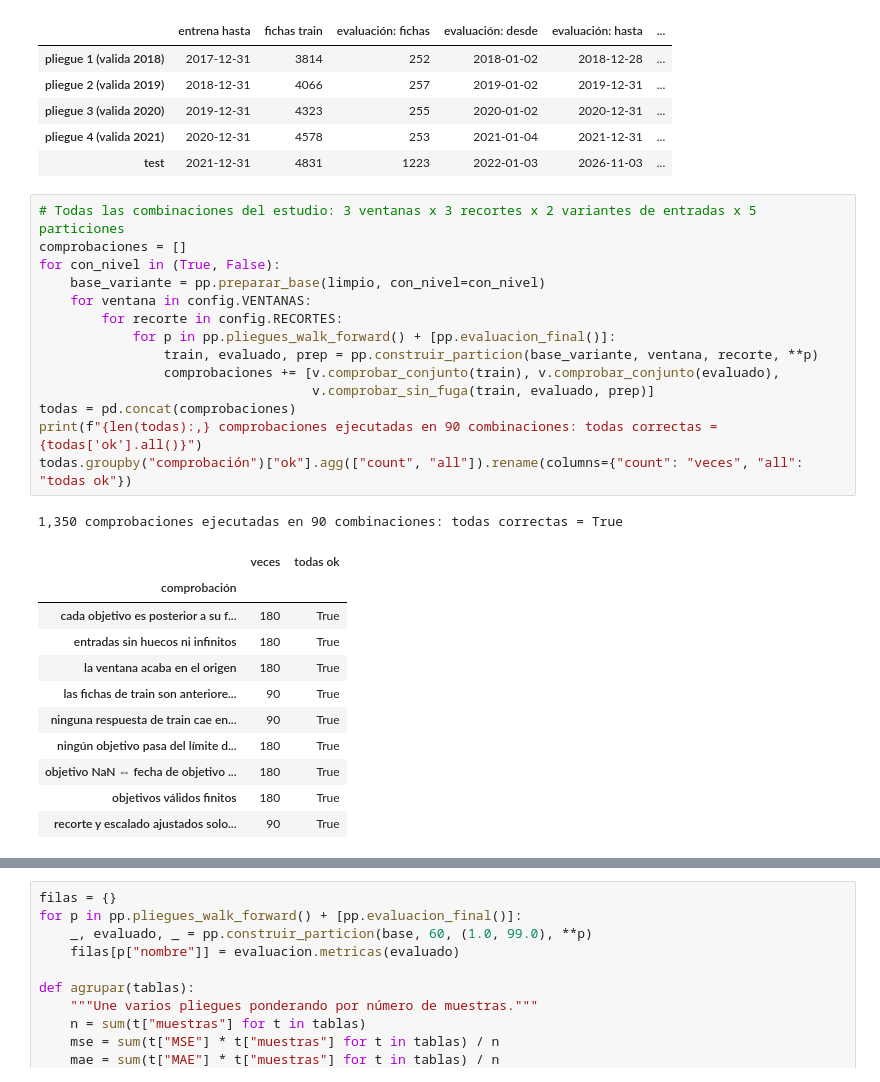
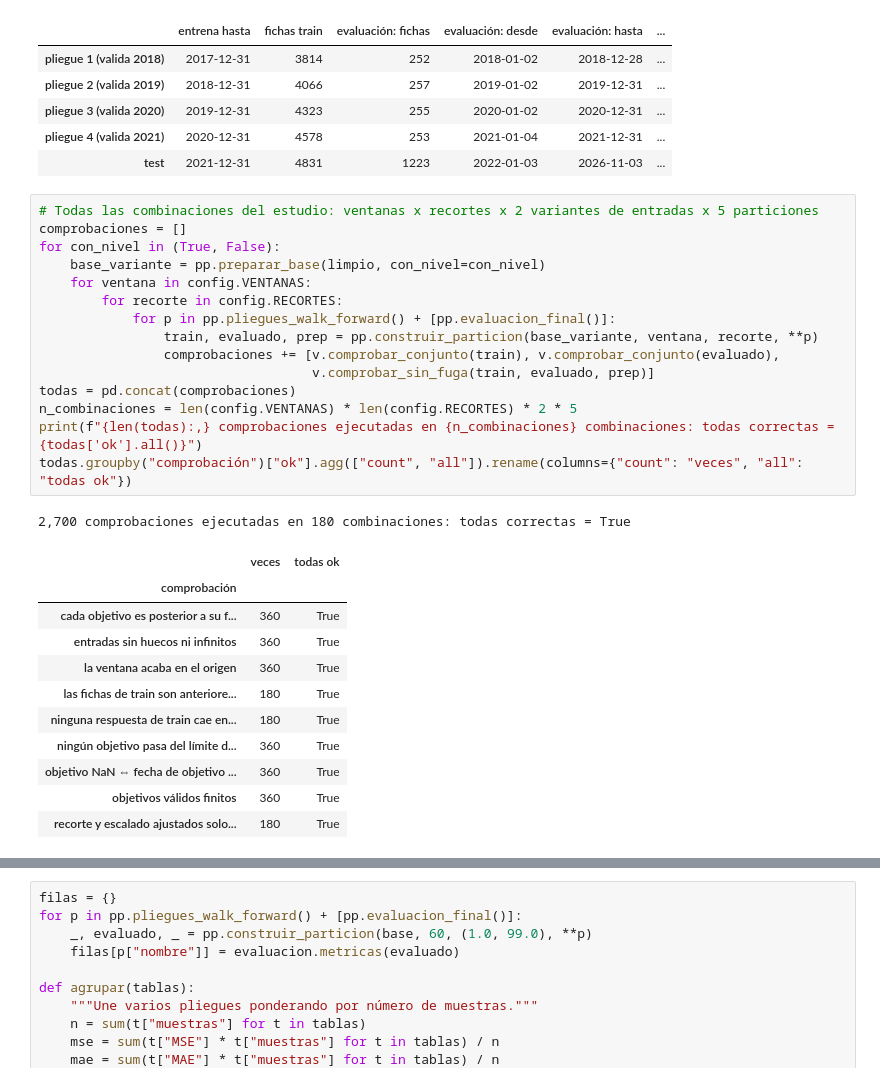
Before and after one commit to PabloJimenezGirardeau/Caso-Oil-Price, a Jupyter notebook: notebooks/02_preprocesamiento.ipynb, the cells around one changed output, grey strips where cells are left out. Drawn from its saved outputs; the diff is of its cells as text.

```diff
--- a/notebooks/02_preprocesamiento.ipynb
+++ b/notebooks/02_preprocesamiento.ipynb
@@ -301,29 +304,30 @@ pd.DataFrame(resumen).T
 | pliegue 4 (valida 2021) | 2020-12-31 | 4578 | 253 | 2021-01-04 | 2021-12-31 | ... |
 | test | 2021-12-31 | 4831 | 1223 | 2022-01-03 | 2026-11-03 | ... |
 # %%
-# Todas las combinaciones del estudio: 3 ventanas x 3 recortes x 2 variantes de entradas x 5 particiones
+# Todas las combinaciones del estudio: ventanas x recortes x 2 variantes de entradas x 5 particiones
 comprobaciones = []
 for con_nivel in (True, False):
     base_variante = pp.preparar_base(limpio, con_nivel=con_nivel)
     for ventana in config.VENTANAS:
         for recorte in config.RECORTES:
             for p in pp.pliegues_walk_forward() + [pp.evaluacion_final()]:
                 train, evaluado, prep = pp.construir_particion(base_variante, ventana, recorte, **p)
                 comprobaciones += [v.comprobar_conjunto(train), v.comprobar_conjunto(evaluado),
                                    v.comprobar_sin_fuga(train, evaluado, prep)]
 todas = pd.concat(comprobaciones)
-print(f"{len(todas):,} comprobaciones ejecutadas en 90 combinaciones: todas correctas = {todas['ok'].all()}")
+n_combinaciones = len(config.VENTANAS) * len(config.RECORTES) * 2 * 5
+print(f"{len(todas):,} comprobaciones ejecutadas en {n_combinaciones} combinaciones: todas correctas = {todas['ok'].all()}")
 todas.groupby("comprobación")["ok"].agg(["count", "all"]).rename(columns={"count": "veces", "all": "todas ok"})
 # %% [output]
-1,350 comprobaciones ejecutadas en 90 combinaciones: todas correctas = True
+2,700 comprobaciones ejecutadas en 180 combinaciones: todas correctas = True
 |  | veces | todas ok |
 | comprobación |  |  |
-| cada objetivo es posterior a su f... | 180 | True |
-| entradas sin huecos ni infinitos | 180 | True |
-| la ventana acaba en el origen | 180 | True |
-| las fichas de train son anteriore... | 90 | True |
-| ninguna respuesta de train cae en... | 90 | True |
-| ningún objetivo pasa del límite d... | 180 | True |
-| objetivo NaN ⇔ fecha de objetivo ... | 180 | True |
-| objetivos válidos finitos | 180 | True |
-| recorte y escalado ajustados solo... | 90 | True |
+| cada objetivo es posterior a su f... | 360 | True |
+| entradas sin huecos ni infinitos | 360 | True |
+| la ventana acaba en el origen | 360 | True |
+| las fichas de train son anteriore... | 180 | True |
+| ninguna respuesta de train cae en... | 180 | True |
+| ningún objetivo pasa del límite d... | 360 | True |
+| objetivo NaN ⇔ fecha de objetivo ... | 360 | True |
+| objetivos válidos finitos | 360 | True |
+| recorte y escalado ajustados solo... | 180 | True |
```
Also changed, not shown: parts of 9 cells of this notebook, 11 other files.
